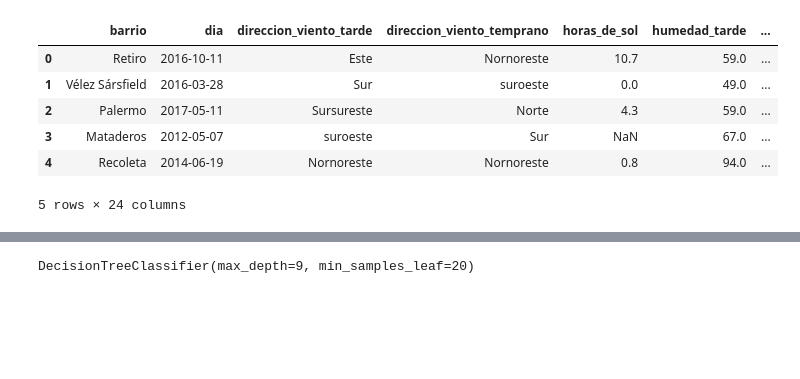
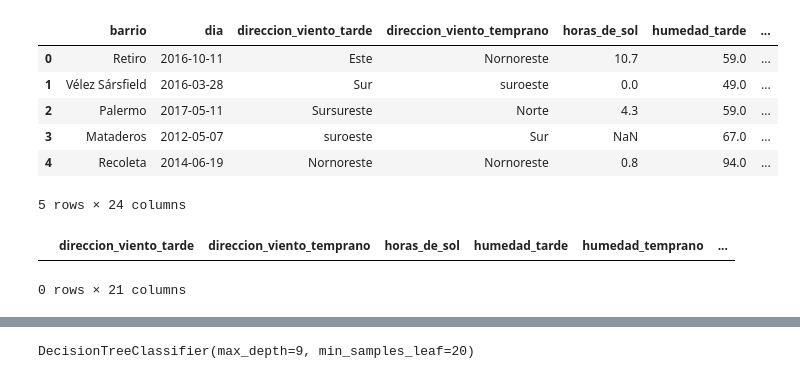
Before and after one commit to aflouret/lluvia-de-hamburguesas, a Jupyter notebook: parte_2/parte2.ipynb, the cells around one changed output, grey strips where cells are left out. Saved outputs shown, nothing was run; the diff lists cells and outputs as text; code cells hidden in the pictures; blank space fills up the shorter version.

```diff
--- a/parte_2/parte2.ipynb
+++ b/parte_2/parte2.ipynb
@@ -40,6 +54,11 @@ df.head()
 | 3 | Mataderos | 2012-05-07 | suroeste | Sur | NaN | 67.0 | ... |
 | 4 | Recoleta | 2014-06-19 | Nornoreste | Nornoreste | 0.8 | 94.0 | ... |
 5 rows × 24 columns
+# %%
+df.drop(columns=['id', 'dia', 'barrio'])[df.duplicated(keep=False)]
+# %% [output]
+|  | direccion_viento_tarde | direccion_viento_temprano | horas_de_sol | humedad_tarde | humedad_temprano | ... |
+0 rows × 21 columns
 # %%
 from preprocessing import preprocess
 
```
Also changed, not shown: parts of 25 cells of this notebook, 2 other files.
